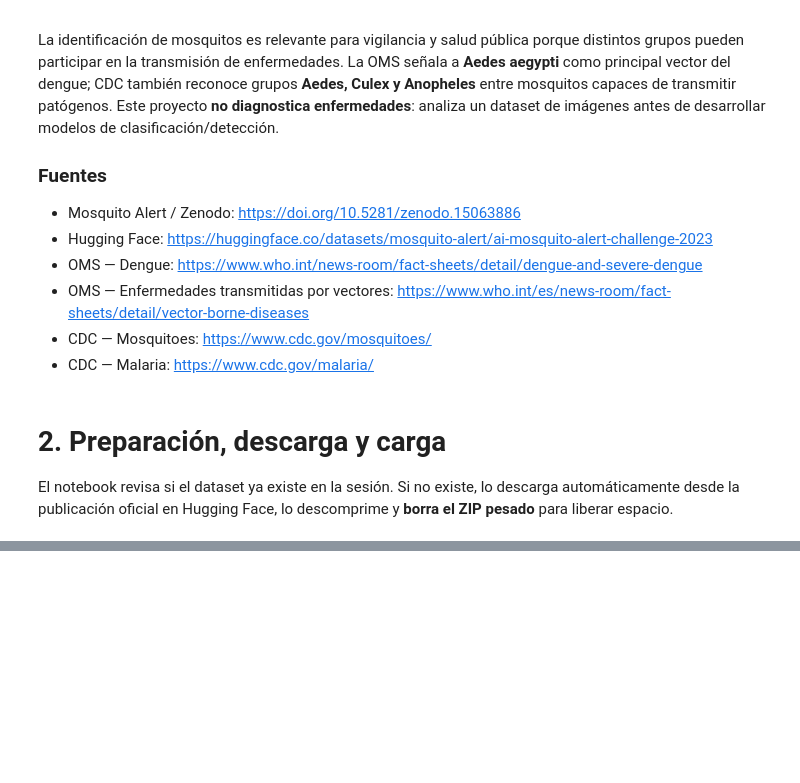
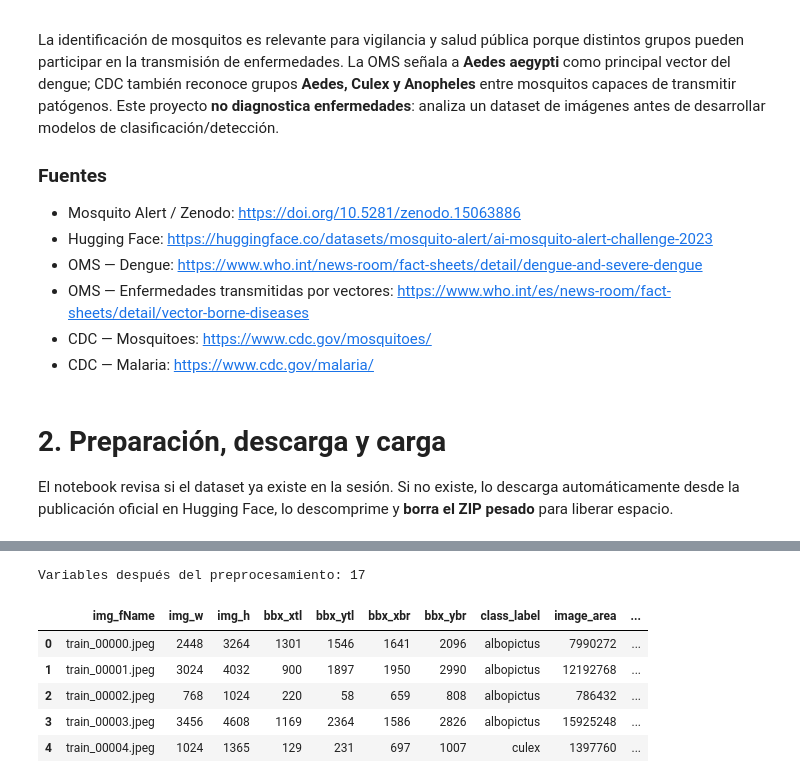
Before and after one commit to Ihan-Marroquin/Proyecto_data, a Jupyter notebook: Proyecto_2_MosquitoAlert.ipynb, the cells around one changed output, grey strips where cells are left out. Cells and saved outputs as stored; diff of their text form; code cells hidden in the pictures; blank space fills up the shorter version.

```diff
--- a/Proyecto_2_MosquitoAlert.ipynb
+++ b/Proyecto_2_MosquitoAlert.ipynb
@@ -24,0 +313,28 @@ El notebook revisa si el dataset ya existe en la sesión. Si no existe, lo desca
+# %%
+df_clean["image_area"] = df_clean["img_w"] * df_clean["img_h"]
+df_clean["image_aspect_ratio"] = df_clean["img_w"] / df_clean["img_h"]
+
+df_clean["bbox_width"] = df_clean["bbx_xbr"] - df_clean["bbx_xtl"]
+df_clean["bbox_height"] = df_clean["bbx_ybr"] - df_clean["bbx_ytl"]
+df_clean["bbox_area"] = df_clean["bbox_width"] * df_clean["bbox_height"]
+df_clean["bbox_ratio"] = df_clean["bbox_area"] / df_clean["image_area"]
+df_clean["bbox_aspect_ratio"] = df_clean["bbox_width"] / df_clean["bbox_height"]
+
+df_clean["bbox_center_x_norm"] = (
+    (df_clean["bbx_xtl"] + df_clean["bbx_xbr"]) / 2
+) / df_clean["img_w"]
+
+df_clean["bbox_center_y_norm"] = (
+    (df_clean["bbx_ytl"] + df_clean["bbx_ybr"]) / 2
+) / df_clean["img_h"]
+
+print("Variables después del preprocesamiento:", df_clean.shape[1])
+display(df_clean.head())
+# %% [output]
+Variables después del preprocesamiento: 17
+|  | img_fName | img_w | img_h | bbx_xtl | bbx_ytl | bbx_xbr | bbx_ybr | class_label | image_area | ... |
+| 0 | train_00000.jpeg | 2448 | 3264 | 1301 | 1546 | 1641 | 2096 | albopictus | 7990272 | ... |
+| 1 | train_00001.jpeg | 3024 | 4032 | 900 | 1897 | 1950 | 2990 | albopictus | 12192768 | ... |
+| 2 | train_00002.jpeg | 768 | 1024 | 220 | 58 | 659 | 808 | albopictus | 786432 | ... |
+| 3 | train_00003.jpeg | 3456 | 4608 | 1169 | 2364 | 1586 | 2826 | albopictus | 15925248 | ... |
+| 4 | train_00004.jpeg | 1024 | 1365 | 129 | 231 | 697 | 1007 | culex | 1397760 | ... |
```
Also changed, not shown: parts of 6 cells of this notebook.
